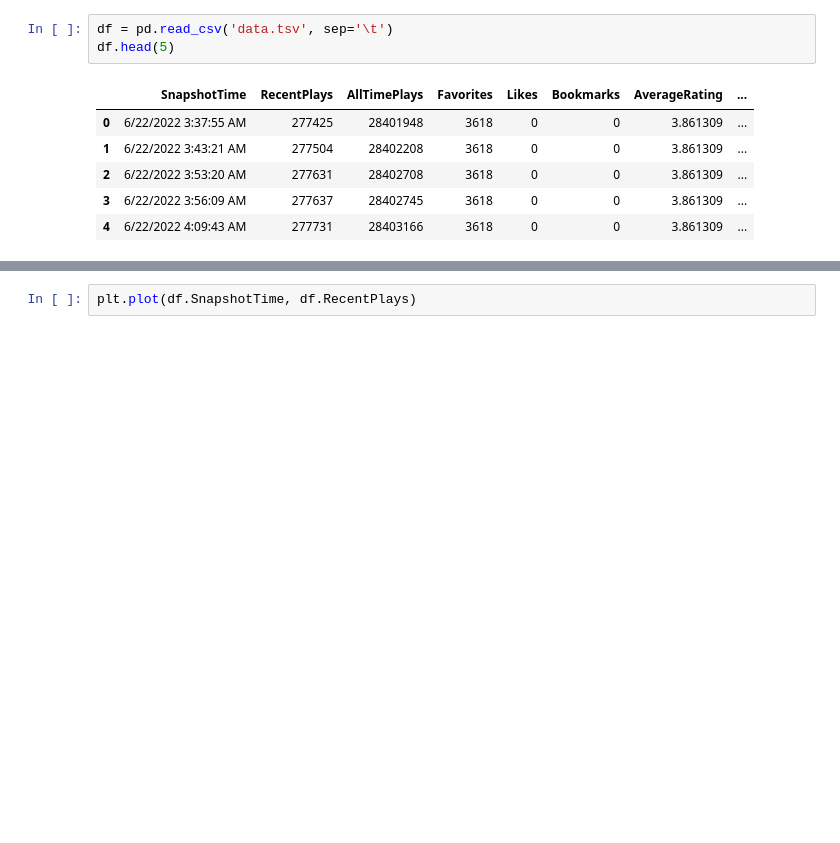
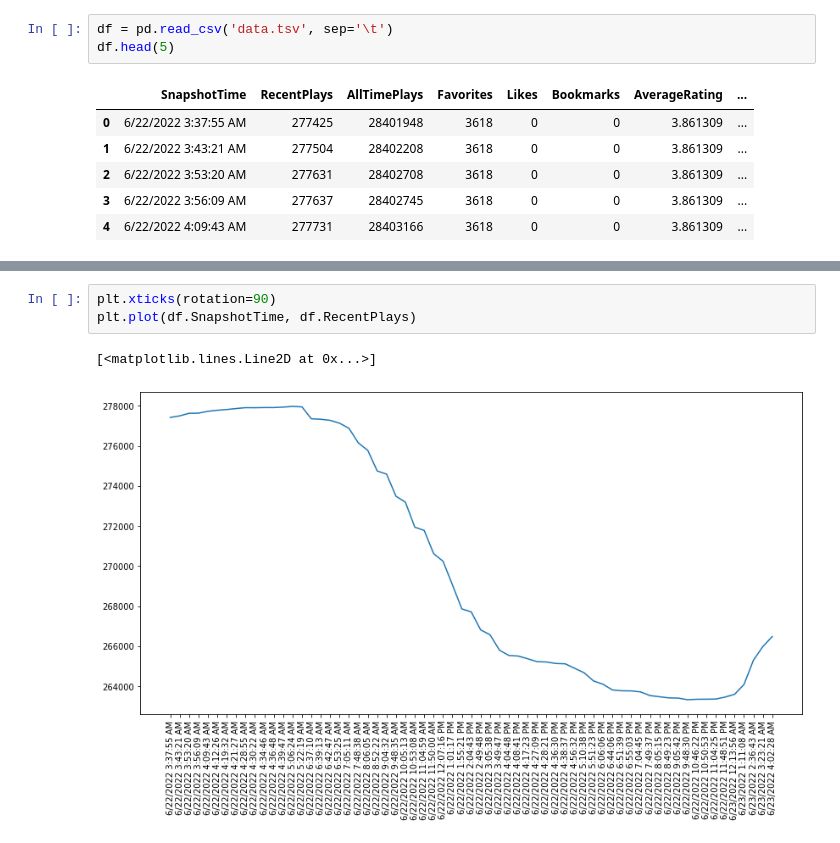
Before and after one commit to OpenSpartan/openspartan-data-notebooks, a Jupyter notebook: Halo Infinite Data Analysis.ipynb, the cells around one changed output, grey strips where cells are left out. Cells and saved outputs as stored; diff of their text form; blank space fills up the shorter version.

```diff
--- a/Halo Infinite Data Analysis.ipynb
+++ b/Halo Infinite Data Analysis.ipynb
@@ -26,2 +29,6 @@ plt.plot(df.SnapshotTime, df.AllTimePlays)
 # %%
+plt.xticks(rotation=90)
 plt.plot(df.SnapshotTime, df.RecentPlays)
+# %% [output]
+[<matplotlib.lines.Line2D at 0x...>]
+[figure, added]
```
Also changed, not shown: parts of 2 cells of this notebook.
